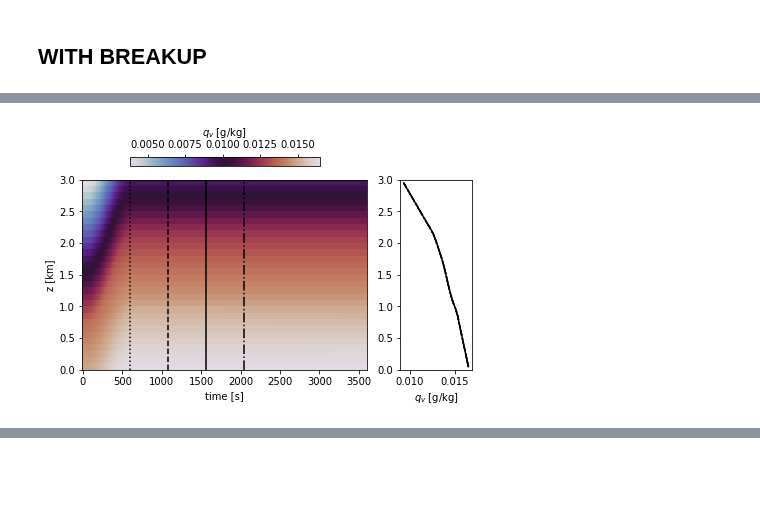
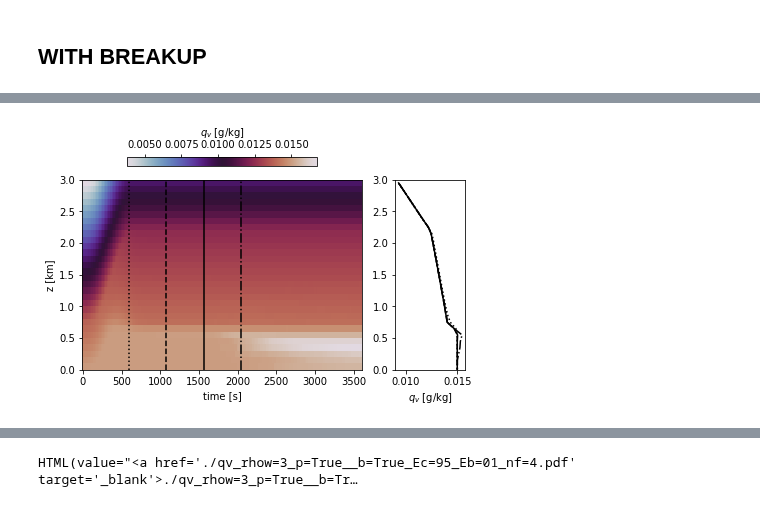
Before and after one commit to slayoo/PySDM-examples, a Jupyter notebook: PySDM_examples/deJong_Mackay_2022/rainshaft_1D.ipynb, the cells around one changed output, grey strips where cells are left out. Drawn from its saved outputs; the diff is of its cells as text; code cells hidden in the pictures; blank space fills up the shorter version.

Commit message:
Working on breakup test cases

```diff
--- a/PySDM_examples/deJong_Mackay_2022/rainshaft_1D.ipynb
+++ b/PySDM_examples/deJong_Mackay_2022/rainshaft_1D.ipynb
@@ -63,6 +63,10 @@ plot(var='qv', qlabel='$q_v$ [g/kg]', fname=f'qv_rhow={int(rho_times_w)}_p={prec
 ## WITH BREAKUP
 # %%
 # WITH BREAKUP
+from PySDM.dynamics.collisions.coalescence_efficiencies import ConstEc, Berry1967
+from PySDM.dynamics.collisions.breakup_efficiencies import ConstEb
+from PySDM.dynamics.collisions.breakup_fragmentations import AlwaysN
+
 n_sd_per_gridbox = 256
 dt = 20*si.s
 dz = 100*si.m
@@ -71,8 +75,14 @@ output2 = {}
 rho_times_w = 3*si.m/si.s
 precip = True
 breakup = True
-key = f"rhow={rho_times_w}_p={precip}"
-output2[key] = Simulation(Settings(n_sd_per_gridbox=n_sd_per_gridbox, rho_times_w_1=rho_times_w,
-    dt=dt, dz=dz, precip=precip, breakup=breakup)).run().products
+key = f"rhow={rho_times_w}_p={precip}_b={breakup}"
+settings = Settings1D(n_sd_per_gridbox=n_sd_per_gridbox, rho_times_w_1=rho_times_w,
+    dt=dt, dz=dz, precip=precip, breakup=breakup)
+settings.coalescence_efficiency=ConstEc(Ec=0.95)
+settings.breakup_efficiency=ConstEb(Eb=0.1)
+settings.fragmentation_function=AlwaysN(n=4)
+settings.warn_breakup_overflow=False
+other_label = "Ec=95_Eb=01_nf=4"
+output2[key] = Simulation1D(settings).run().products
 # %%
 line={10: ':', 18: '--', 26: '-', 34: '-.'}
@@ -91,6 +101,6 @@ plot(var='qr', qlabel='$q_r$ [g/kg]', fname=f'qr_rhow={int(rho_times_w)}_p={prec
 # %%
 line={10: ':', 18: '--', 26: '-', 34: '-.'}
-plot(var='qv', qlabel='$q_v$ [g/kg]', fname=f'qv_rhow={int(rho_times_w)}_p={precip}_breakup.pdf',
-    output=output2[f'rhow={int(rho_times_w)}.0_p={precip}'],vmin=0.0,vmax=20.0,line=line)
+plot1D(var='qv', qlabel='$q_v$ [g/kg]', fname=f'figures/qv_rhow={int(rho_times_w)}_p={precip}__b={breakup}_'+other_label+'.pdf',
+    output=output2[f'rhow={int(rho_times_w)}.0_p={precip}_b={breakup}'],vmin=0.0,vmax=20.0,line=line)
 # %% [output]
-[figure, old version]
+[figure, new version]
@@ -97,0 +107 @@ plot(var='qv', qlabel='$q_v$ [g/kg]', fname=f'qv_rhow={int(rho_times_w)}_p={prec
+HTML(value="<a href='./qv_rhow=3_p=True__b=True_Ec=95_Eb=01_nf=4.pdf' target='_blank'>./qv_rhow=3_p=True__b=Tr…
```
Also changed, not shown: parts of 9 cells of this notebook, 28 other files.
